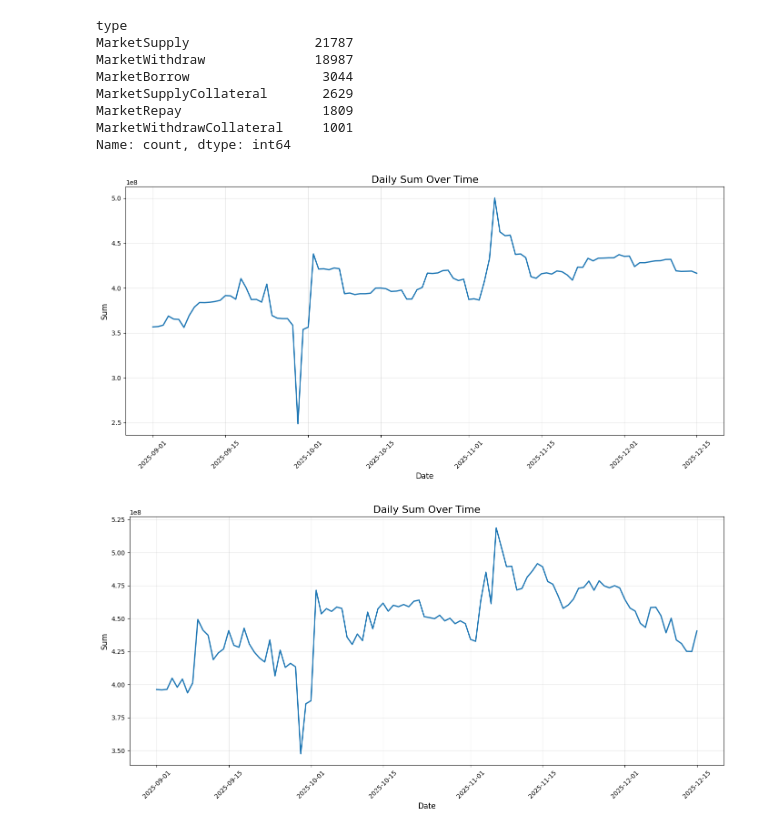
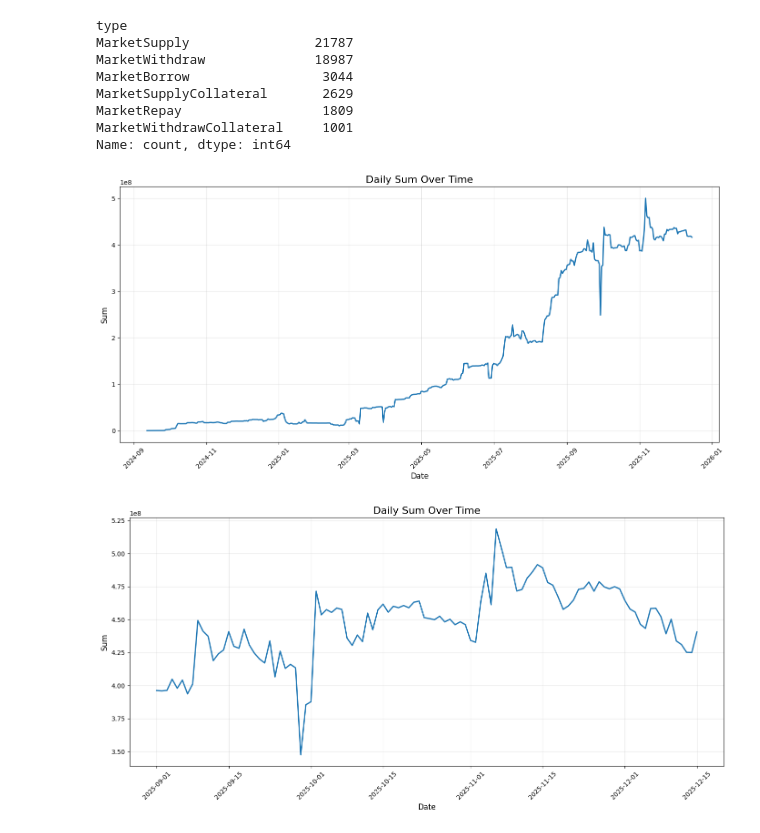
Before and after one commit to egortrussov/lending_protocols_researh, a Jupyter notebook: dataset_collection/checks.ipynb, the cells around one changed output. Drawn from its saved outputs; the diff is of its cells as text; code cells hidden in the pictures.

```diff
--- a/dataset_collection/checks.ipynb
+++ b/dataset_collection/checks.ipynb
@@ -1,7 +1,7 @@
 # %%
 import pandas as pd
 # %%
-events = pd.read_csv("./data/raw/eth_cbbtc_usdc.csv")
+events = pd.read_csv("./data/markets_raw/eth_cbbtc_usdc.csv")
 events["date"] = events["datetime"].astype(str).str[:10]
 events.head(2)
 # %% [output]
@@ -66,32 +66,32 @@ Name: count, dtype: int64
 # %%
 def calculate_total_borrow(df):
     df = df.copy().fillna(0)
     df = df[df["type"].isin(["MarketSupply", "MarketWithdraw", "MarketBorrow", "MarketRepay"])]
     df = df.sort_values('date')
 
     pivot = df.pivot_table(
         index='date',
         columns='type',
         values='assets_usd',
         aggfunc='sum',
         fill_value=0
     ).reset_index()
 
     pivot['cumulative_borrow'] = pivot['MarketBorrow'].cumsum()
     pivot['cumulative_repay'] = pivot['MarketRepay'].cumsum()
     pivot['total_borrow'] = pivot['cumulative_borrow'] - pivot['cumulative_repay']
 
     return pivot[['date', 'total_borrow']]
 
 cum_borrow = calculate_total_borrow(events)
 
 plot_daily_sum(
     cum_borrow,
     col="total_borrow",
-    cutoff="2025-09-01",
+    # cutoff="2025-09-01",
 )
 # %% [output]
-[figure, old version]
+[figure, new version]
 # %%
 def calculate_total_supply(df):
     df = df.copy().fillna(0)
```
Also changed, not shown: 13 other files.
